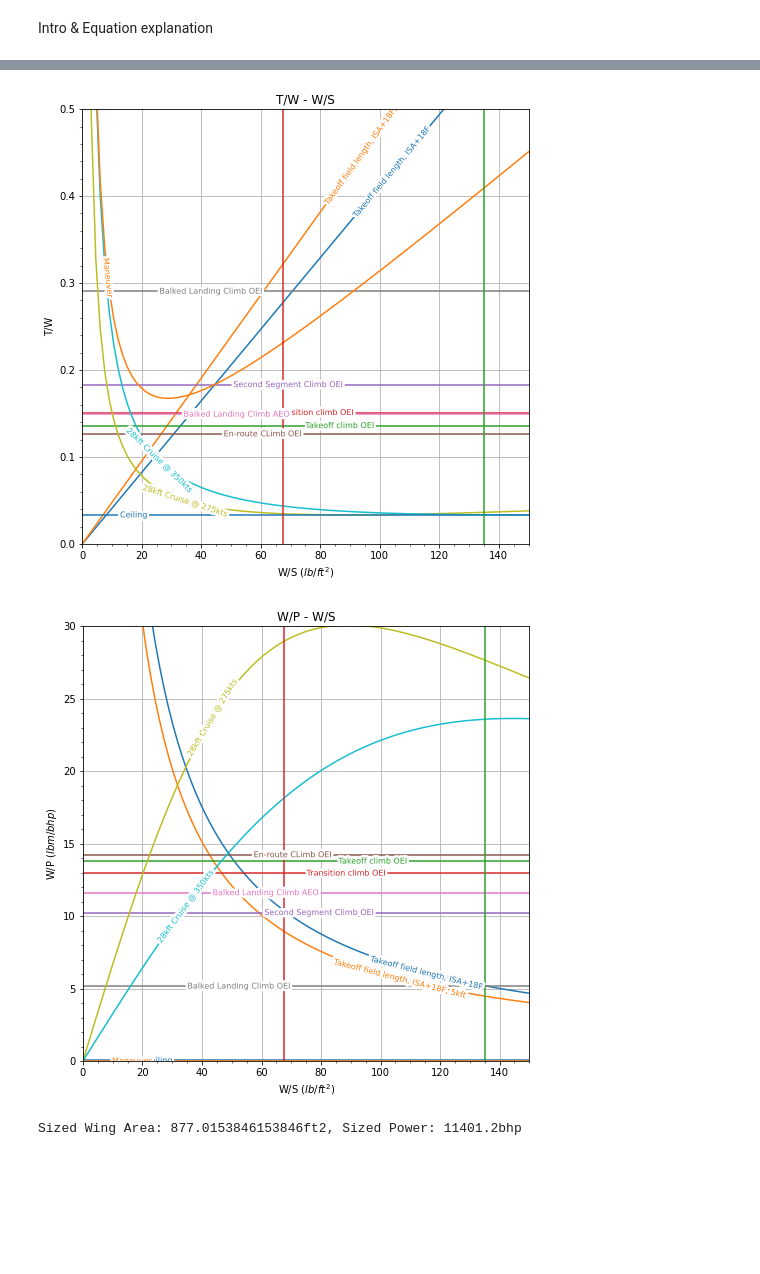
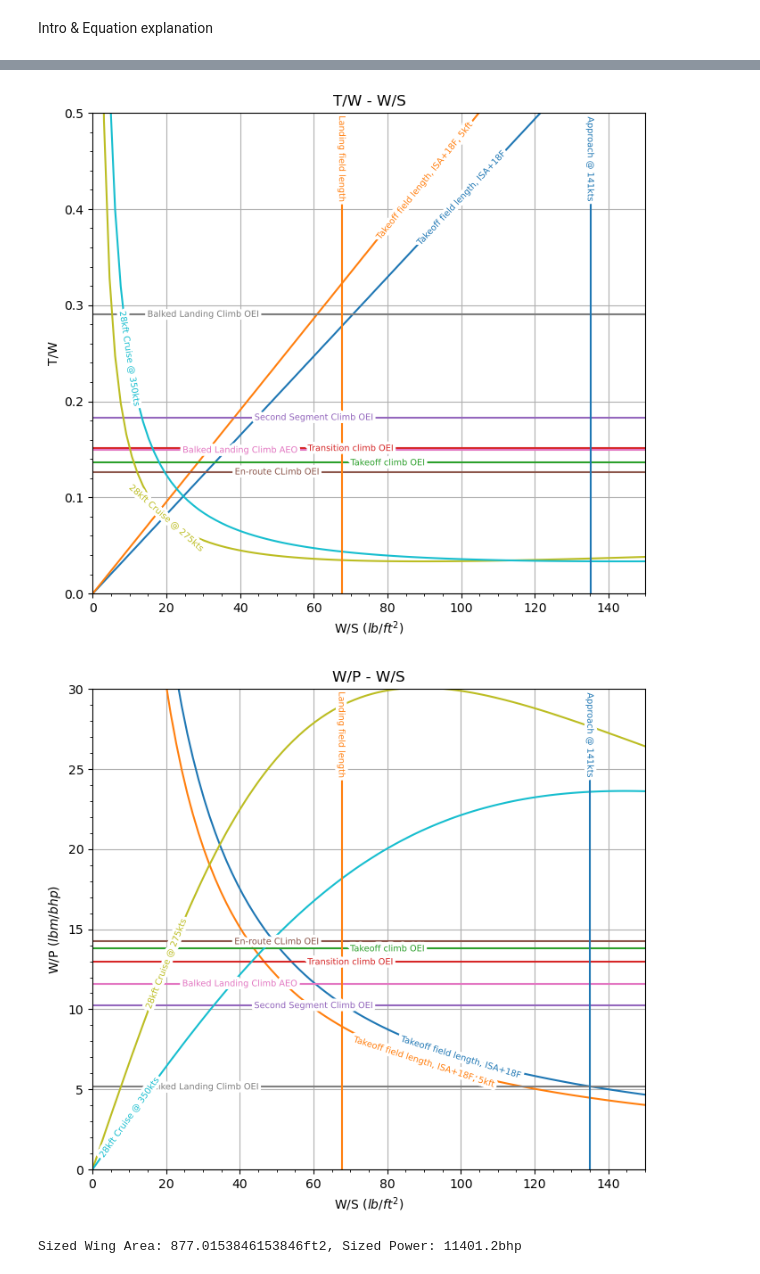
Before and after one commit to jucobee/START, a Jupyter notebook: PreliminarySizing.ipynb, the cells around one changed output, grey strips where cells are left out. Cells and saved outputs as stored; diff of their text form; code cells hidden in the pictures; blank space fills up the shorter version.

```diff
--- a/PreliminarySizing.ipynb
+++ b/PreliminarySizing.ipynb
@@ -70,8 +70,8 @@ plt.show()
 # useful definitions
 N = 100
 ws = np.linspace(0.01,150,N)
-tw = np.linspace(-0.5,0.5,N)
-wp = np.linspace(-30,30,N)
+tw = np.linspace(0,.5,N)
+wp = np.linspace(0,30,N)
 
 ## Takeoff Field Length
 # Assumption: BFL = 4500 from FAR 25 TO Requirements (35 ft obstacle)
@@ -188,19 +188,6 @@ tw_cruise_target = ((q_target*c_do)/ws) + ws*(1/(q_target*(np.pi)*AR*e_v[0])) #
 wp_cruise_min = 1/tw_cruise_min/(V_min/(eta_p_max*550)) # wp at cruise requirement
 wp_cruise_target = 1/tw_cruise_target/(V_target/(eta_p_max*550)) # wp at cruise target
 
-## Maneuver
-# Assumtions:
-# 28kft altitude
-# Indefinite turn at constant speed and altitude
-n = 2.5 # Load factor
-tw_maneuver = ((q_target * c_do) / ws) + (ws * ((4 * n**2) / (q_target * np.pi * AR * e_v[0])))
-wp_maneuver = 1 / (tw_maneuver * (V_target / eta_p_max))
-
-## Ceiling
-k = 1 / (np.pi * AR * e_v[0])
-tw_ceil = (2 * np.sqrt(k * c_do)) * np.ones(N)
-wp_ceil = 1 / (tw_ceil * (V_target / eta_p_max))
-
 ## Approach Speed (in terms of stall speed)
 CL_max_L = 3.3 # (Roskam)
 V_a = 141*1.68780986 # ft/s approach speed, requirement
@@ -216,7 +203,7 @@ ws_landing_SLp18=(((rho_SLp18F/rho_SL)*CL_max_L)*(s_L - s_a))/80*np.ones(N)
 
 
 # plotting TW
-plt.figure(figsize=(8,8))
+plt.figure(figsize=(8,7))
 plt.title('T/W - W/S')
 plt.xlabel("W/S $(lb/ft^2)$")
 plt.ylabel("T/W")
@@ -232,56 +219,50 @@ plt.plot(ws, tw_climb_BLC_OEI, label='Balked Landing Climb OEI', linestyle='-')
 
 plt.plot(ws, tw_cruise_min, label='28kft Cruise @ 275kts', linestyle='-')
 plt.plot(ws, tw_cruise_target, label='28kft Cruise @ 350kts', linestyle='-')
-plt.plot(ws, tw_ceil, label='Ceiling', linestyle='-')
-plt.plot(ws, tw_maneuver, label='Maneuver', linestyle='-')
 
-plt.plot(ws_approach_SLp18, tw, label='Approach @ 141kts', linestyle='-')
-plt.plot(ws_landing_SLp18, tw, label='Landing field length', linestyle='-')
-
+plt.plot(ws_approach_SLp18[int(N/11):], np.flip(tw)[int(N/11):], label='Approach @ 141kts', linestyle='-')
+plt.plot(ws_landing_SLp18[int(N/11):], np.flip(tw)[int(N/11):], label='Landing field length', linestyle='-')
 
 plt.ylim(0, 0.5), plt.xlim(0, 150)
 plt.grid()
 plt.minorticks_on()
-labelLines(plt.gca().get_lines(), zorder=2.5,fontsize = 8,xvals=(0,130))
+labelLines(plt.gca().get_lines(), zorder=2.5,fontsize = 7,xvals=(0,130))
 # plt.legend(loc='best')
 # plt.show()
 
 
 # plotting WP
-plt.figure(figsize=(8,8))
+plt.figure(figsize=(8,7))
 plt.title('W/P - W/S')
 plt.xlabel("W/S $(lb/ft^2)$")
 plt.ylabel("W/P $(lbm/bhp)$")
 plt.plot(ws, wp_tofl, label='Takeoff field length, ISA+18F', linestyle='-')
 plt.plot(ws, wp_tofl_5kft, label='Takeoff field length, ISA+18F, 5kft', linestyle='-')
 
 plt.plot(ws, wp_climb_TO, label='Takeoff climb OEI', linestyle='-')
 plt.plot(ws, wp_climb_TC, label='Transition climb OEI', linestyle='-')
 plt.plot(ws, wp_climb_SSC, label='Second Segment Climb OEI', linestyle='-')
 plt.plot(ws, wp_climb_ERC, label='En-route CLimb OEI', linestyle='-')
 plt.plot(ws, wp_climb_BLC_AEO, label='Balked Landing Climb AEO', linestyle='-')
 plt.plot(ws, wp_climb_BLC_OEI, label='Balked Landing Climb OEI', linestyle='-')
 
 plt.plot(ws, wp_cruise_min, label='28kft Cruise @ 275kts', linestyle='-')
 plt.plot(ws, wp_cruise_target, label='28kft Cruise @ 350kts', linestyle='-')
 
-plt.plot(ws, wp_ceil, label='Ceiling', linestyle='-')
-plt.plot(ws, wp_maneuver, label='Maneuver', linestyle='-')
-
-plt.plot(ws_approach_SLp18, wp, label='Approach @ 141kts', linestyle='-')
-plt.plot(ws_landing_SLp18, wp, label='Landing field length', linestyle='-')
+plt.plot(ws_approach_SLp18[int(N/11):], np.flip(wp)[int(N/11):], label='Approach @ 141kts', linestyle='-')
+plt.plot(ws_landing_SLp18[int(N/11):], np.flip(wp)[int(N/11):], label='Landing field length', linestyle='-')
 
 
 # plt.plot(ws, tw_climb, label='Takeoff climb', linestyle='-')
 
 plt.ylim(0, 30), plt.xlim(0, 150)
 plt.grid()
 plt.minorticks_on()
-labelLines(plt.gca().get_lines(), zorder=2.5,fontsize = 8)
+labelLines(plt.gca().get_lines(), zorder=2.5,fontsize = 7,xvals=(0,130))
 plt.show()
 # %% [output]
-[figure, old version]
+[figure, new version]
-[figure, old version]
+[figure, new version]
 # %%
 print('Sized Wing Area: {}ft2, Sized Power: {}bhp'.format(w_to/65, w_to/5))
 # %% [output]
```
Also changed, not shown: parts of 1 cell of this notebook.
